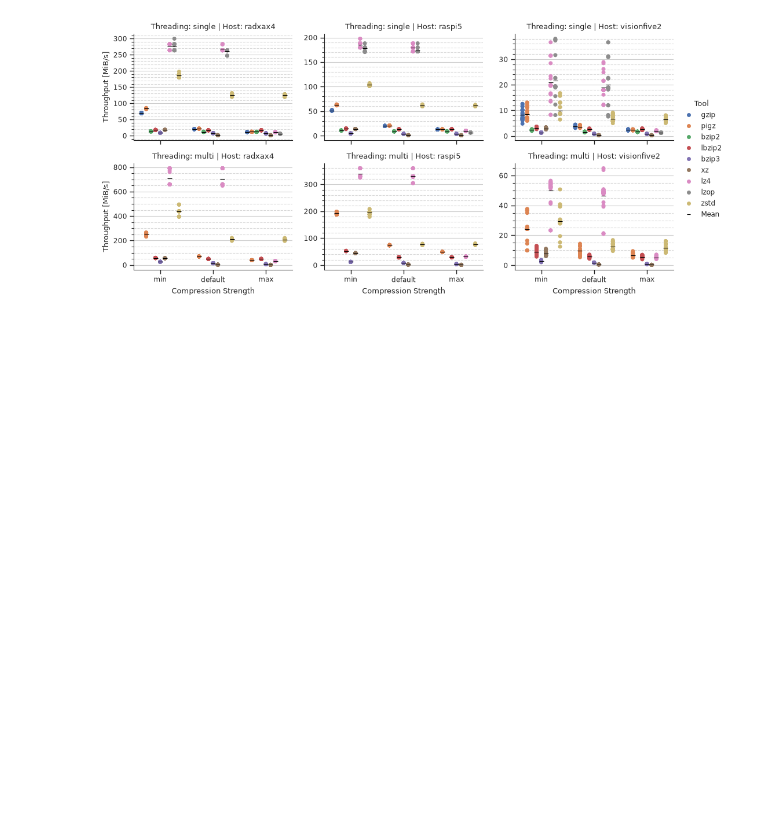
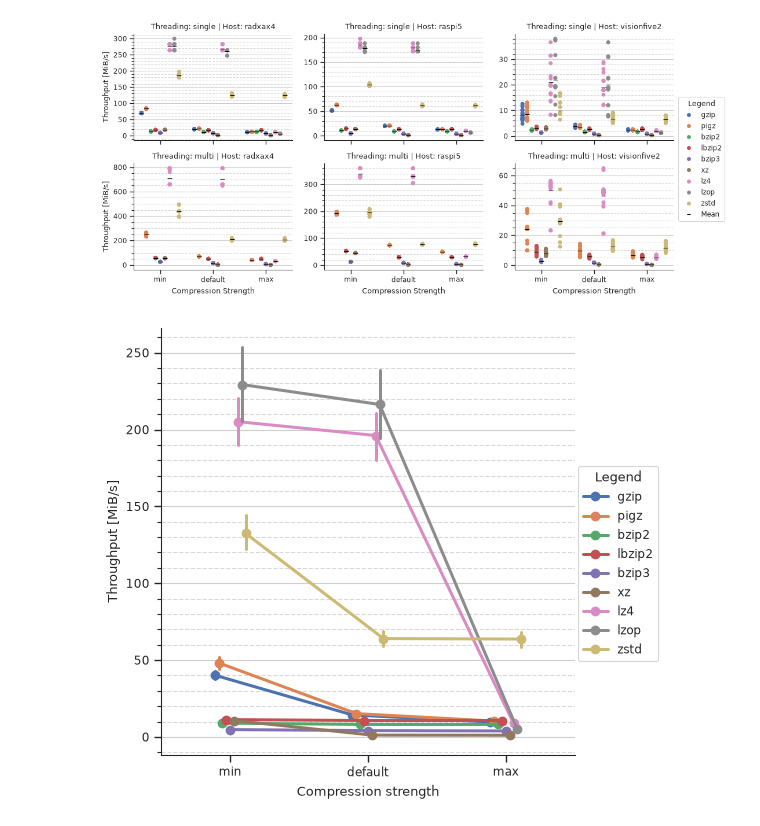
Before and after one commit to rsie-dev/power_consumption_experiment, a Jupyter notebook: visualization/visualize_throughput.ipynb, the cells around one changed output. Drawn from its saved outputs; the diff is of its cells as text; code cells hidden in the pictures; blank space fills up the shorter version.

```diff
--- a/visualization/visualize_throughput.ipynb
+++ b/visualization/visualize_throughput.ipynb
@@ -328,2 +328,37 @@ file_name = image_folder / f"throughput_cat_{mode}_{dataset}.pdf"
 # %% [output]
 [figure]
+# %%
+plot_df = df.copy()
+threading = "single"
+mode = "compress"
+plot_df = plot_df[plot_df["threading"] == threading]
+plot_df = plot_df[plot_df["mode"] == mode]
+
+g = sns.catplot(data=plot_df,
+                x='strength',
+                y='throughput',
+                hue='tool',
+                kind="point",
+                dodge=True,
+                )
+
+g.set(xlabel="Compression strength", ylabel="Throughput [MiB/s]")
+
+for ax in g.axes.flat:
+    for ax in g.axes.flat:
+        ax.yaxis.minorticks_on()
+        ax.grid(axis="y", which="major", linestyle="-", alpha=0.95)
+        ax.grid(axis="y", which="minor", linestyle="--", alpha=0.75)
+
+sns.move_legend(
+    g,
+    "center right",
+    title="Legend",
+    frameon=True,
+)
+
+file_name = image_folder / f"throughput_cat_{threading}_{mode}_strength_vs_tool.pdf"
+#print("generate: %s" % file_name)
+g.fig.savefig(file_name, bbox_inches="tight")
+# %% [output]
+[figure, added]
```
Also changed, not shown: parts of 1 cell of this notebook.
